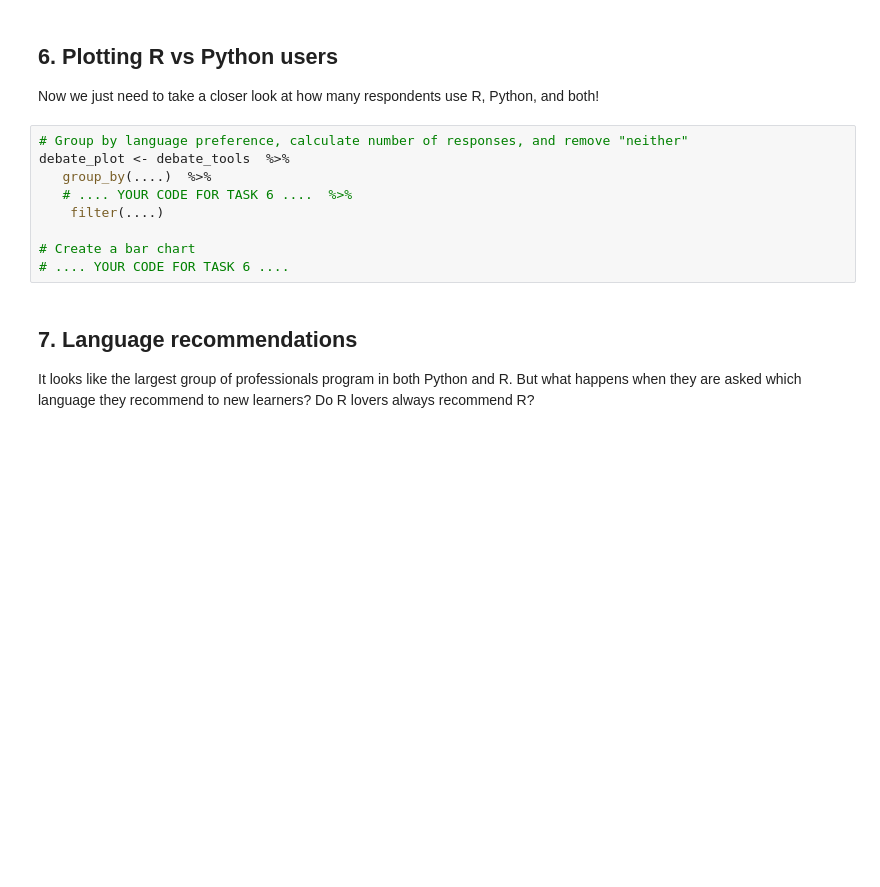
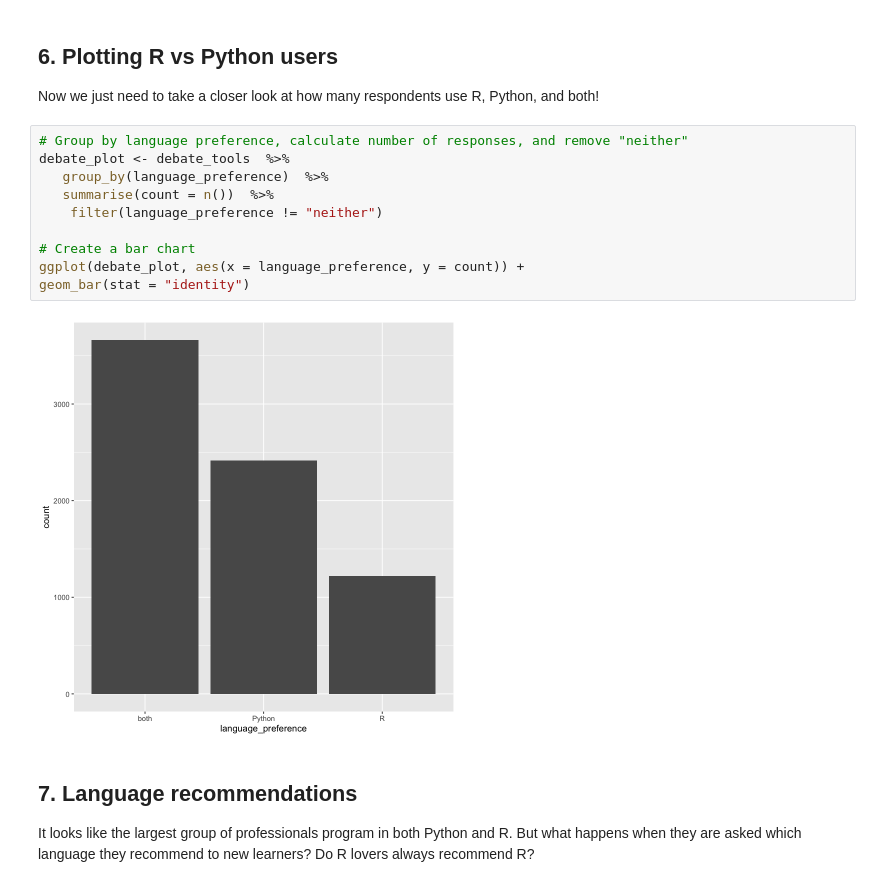
Before and after one commit to JeremyTallant/exploring_kaggle_data_science, a Jupyter notebook: kaggle_analysis.ipynb, the cells around one changed output. Cells and saved outputs as stored; diff of their text form; blank space fills up the shorter version.

```diff
--- a/kaggle_analysis.ipynb
+++ b/kaggle_analysis.ipynb
@@ -129,12 +129,15 @@ A tibble: 6 × 6
 # %%
 # Group by language preference, calculate number of responses, and remove "neither"
 debate_plot <- debate_tools  %>%
-   group_by(....)  %>%
-   # .... YOUR CODE FOR TASK 6 ....  %>%
-    filter(....)
+   group_by(language_preference)  %>%
+   summarise(count = n())  %>%
+    filter(language_preference != "neither")
 
 # Create a bar chart
-# .... YOUR CODE FOR TASK 6 ....
+ggplot(debate_plot, aes(x = language_preference, y = count)) +
+geom_bar(stat = "identity")
+# %% [output]
+[figure, added]
 # %% [markdown]
 ## 7. Language recommendations
 <p>It looks like the largest group of professionals program in both Python and R. But what happens when they are asked which language they recommend to new learners? Do R lovers always recommend R?</p>
```
